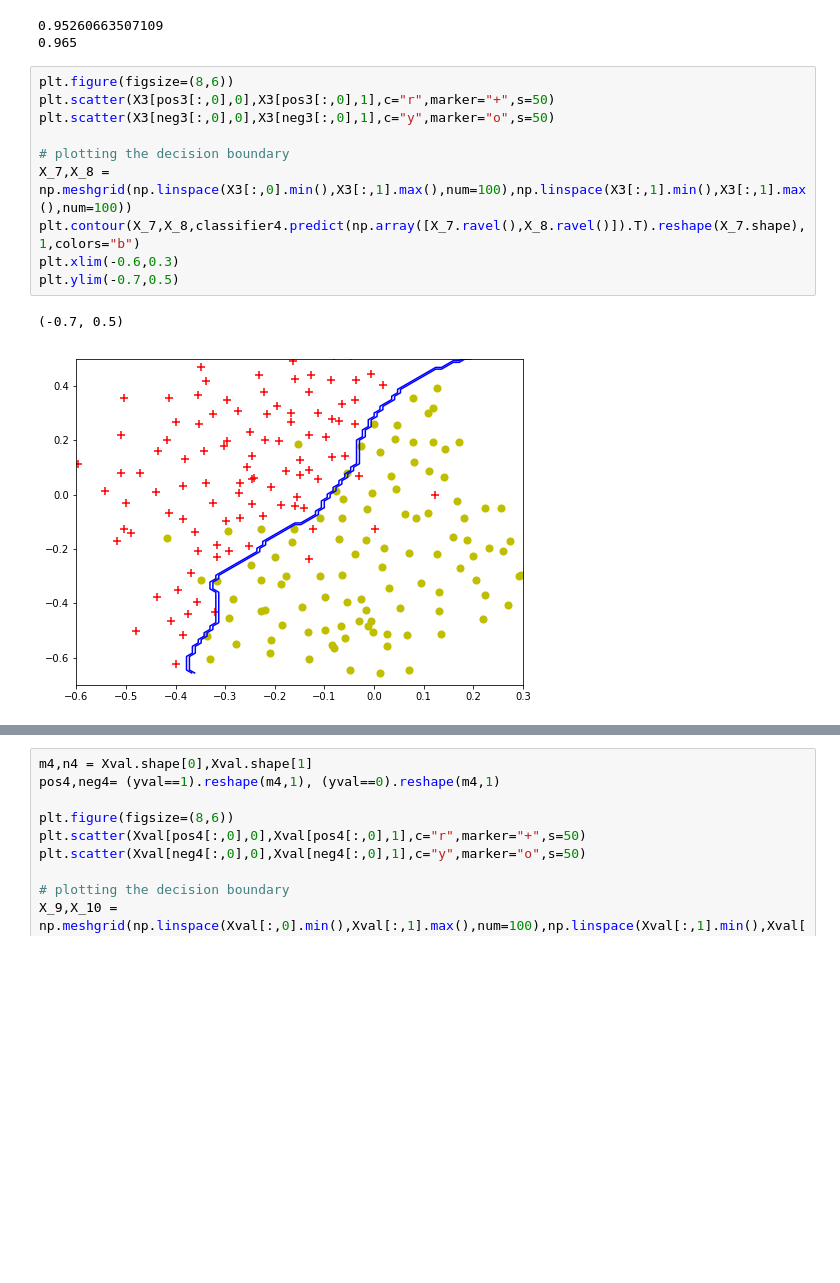
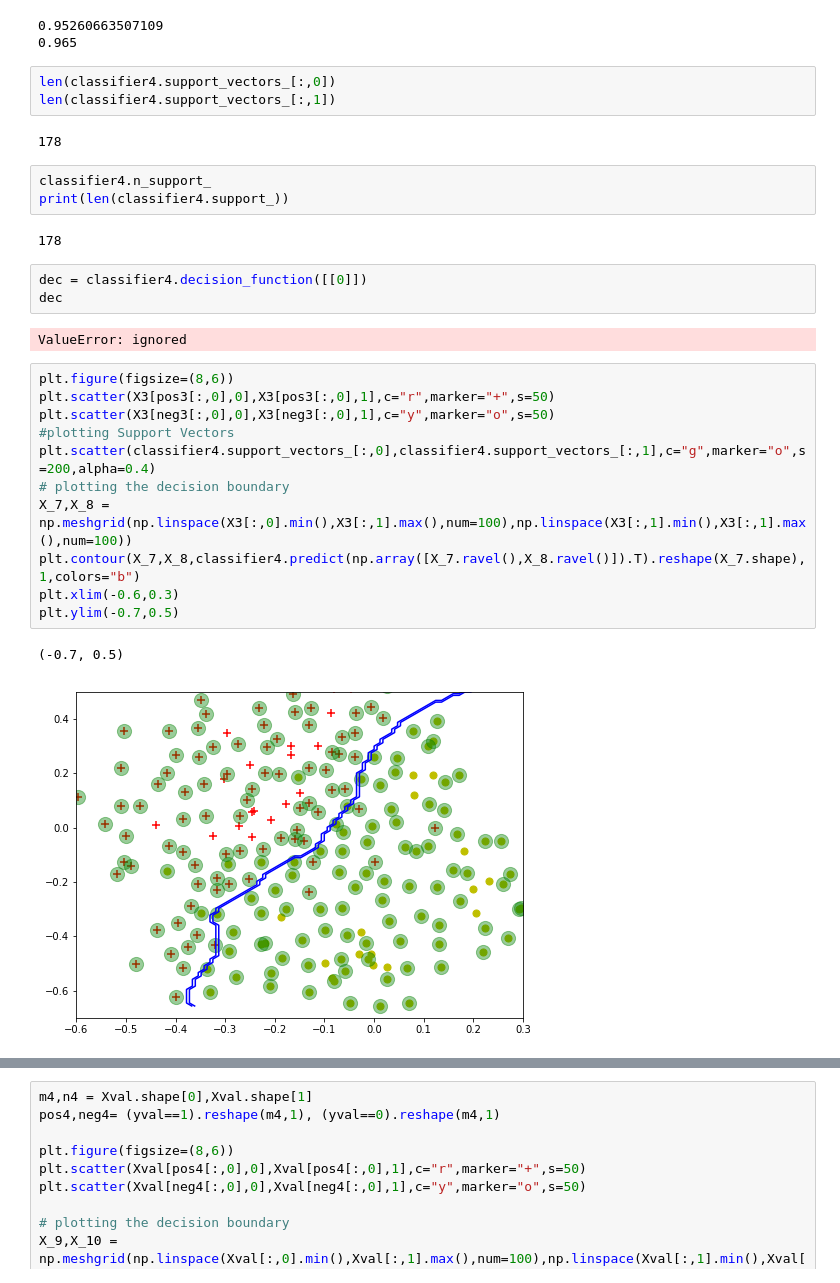
Before and after one commit to nandinijampala/SelfStudyNotes, a Jupyter notebook: SVM/SVC/SVM_Classifier.ipynb, the cells around one changed output, grey strips where cells are left out. Saved outputs shown, nothing was run; the diff lists cells and outputs as text; blank space fills up the shorter version.

```diff
--- a/SVM/SVC/SVM_Classifier.ipynb
+++ b/SVM/SVC/SVM_Classifier.ipynb
@@ -223,16 +324,32 @@ print(classifier4.score(Xval,yval))
 # %% [output]
 0.95260663507109
 0.965
+# %%
+len(classifier4.support_vectors_[:,0])
+len(classifier4.support_vectors_[:,1])
+# %% [output]
+178
+# %%
+classifier4.n_support_
+print(len(classifier4.support_))
+# %% [output]
+178
+# %%
+dec = classifier4.decision_function([[0]])
+dec
+# %% [output]
+ValueError: ignored
 # %%
 plt.figure(figsize=(8,6))
 plt.scatter(X3[pos3[:,0],0],X3[pos3[:,0],1],c="r",marker="+",s=50)
 plt.scatter(X3[neg3[:,0],0],X3[neg3[:,0],1],c="y",marker="o",s=50)
-
+#plotting Support Vectors
+plt.scatter(classifier4.support_vectors_[:,0],classifier4.support_vectors_[:,1],c="g",marker="o",s=200,alpha=0.4)
 # plotting the decision boundary
 X_7,X_8 = np.meshgrid(np.linspace(X3[:,0].min(),X3[:,1].max(),num=100),np.linspace(X3[:,1].min(),X3[:,1].max(),num=100))
 plt.contour(X_7,X_8,classifier4.predict(np.array([X_7.ravel(),X_8.ravel()]).T).reshape(X_7.shape),1,colors="b")
 plt.xlim(-0.6,0.3)
 plt.ylim(-0.7,0.5)
 # %% [output]
 (-0.7, 0.5)
-[figure, old version]
+[figure, new version]
```
Also changed, not shown: parts of 12 cells of this notebook, 6 other files.
